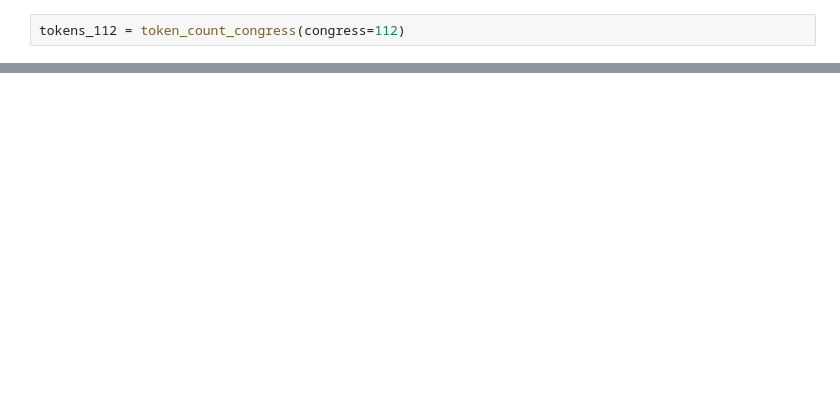
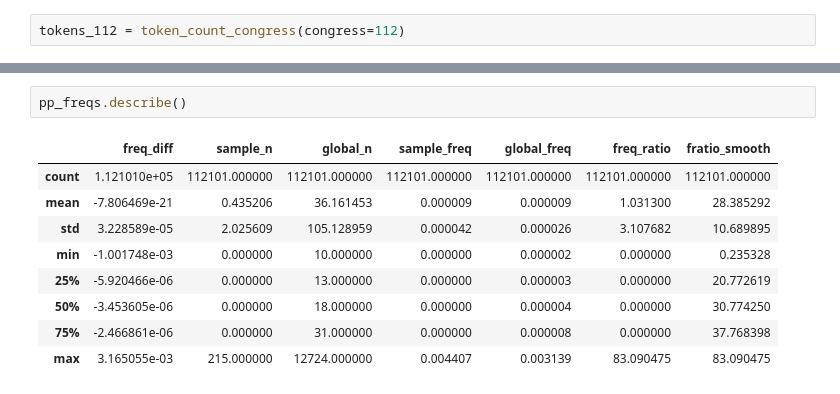
Before and after one commit to swiftsam/KeywordInfluence, a Jupyter notebook: reports/comparing_freqs.ipynb, the cells around one changed output, grey strips where cells are left out. Cells and saved outputs as stored; diff of their text form; blank space fills up the shorter version.

```diff
--- a/reports/comparing_freqs.ipynb
+++ b/reports/comparing_freqs.ipynb
@@ -93,0 +82,12 @@ ngram = (2,2)
+# %%
+pp_freqs.describe()
+# %% [output]
+|  | freq_diff | sample_n | global_n | sample_freq | global_freq | freq_ratio | fratio_smooth |
+| count | 1.121010e+05 | 112101.000000 | 112101.000000 | 112101.000000 | 112101.000000 | 112101.000000 | 112101.000000 |
+| mean | -7.806469e-21 | 0.435206 | 36.161453 | 0.000009 | 0.000009 | 1.031300 | 28.385292 |
+| std | 3.228589e-05 | 2.025609 | 105.128959 | 0.000042 | 0.000026 | 3.107682 | 10.689895 |
+| min | -1.001748e-03 | 0.000000 | 10.000000 | 0.000000 | 0.000002 | 0.000000 | 0.235328 |
+| 25% | -5.920466e-06 | 0.000000 | 13.000000 | 0.000000 | 0.000003 | 0.000000 | 20.772619 |
+| 50% | -3.453605e-06 | 0.000000 | 18.000000 | 0.000000 | 0.000004 | 0.000000 | 30.774250 |
+| 75% | -2.466861e-06 | 0.000000 | 31.000000 | 0.000000 | 0.000008 | 0.000000 | 37.768398 |
+| max | 3.165055e-03 | 215.000000 | 12724.000000 | 0.004407 | 0.003139 | 83.090475 | 83.090475 |
```
Also changed, not shown: parts of 13 cells of this notebook, 2 other files.
